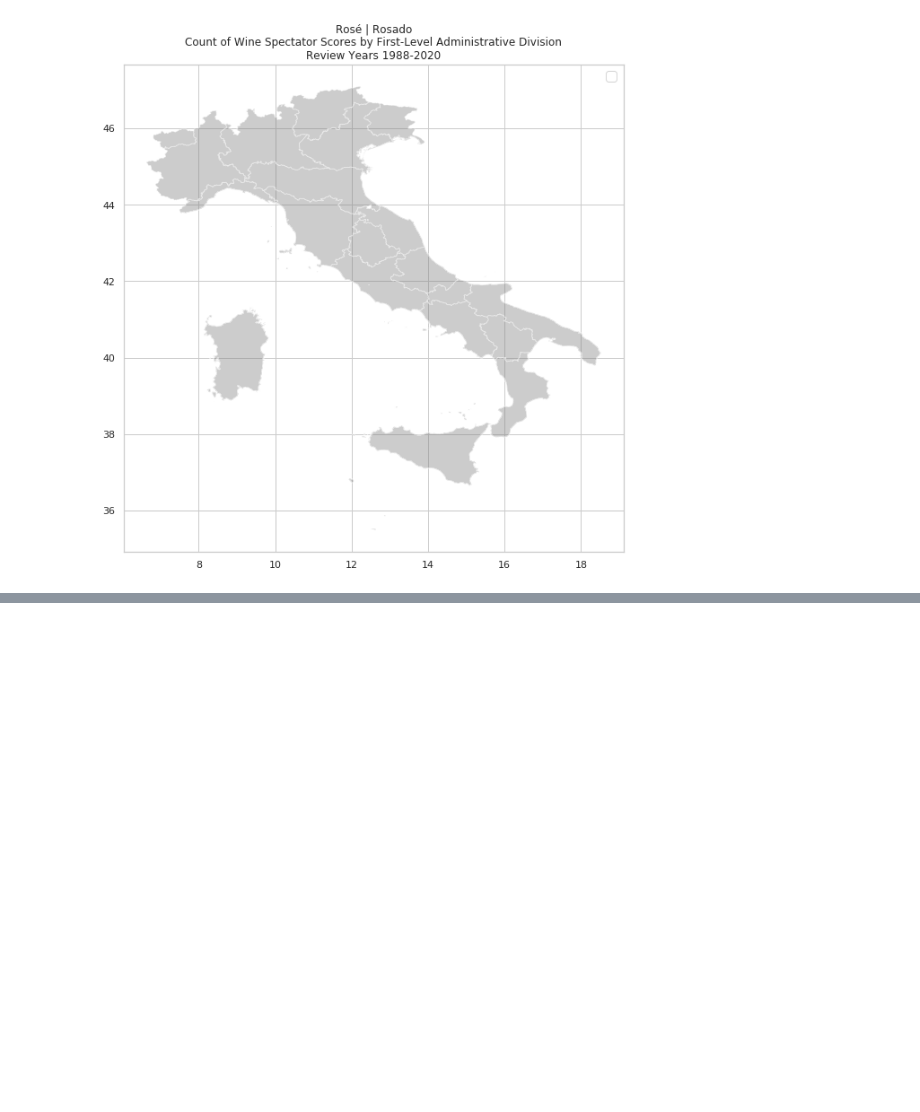
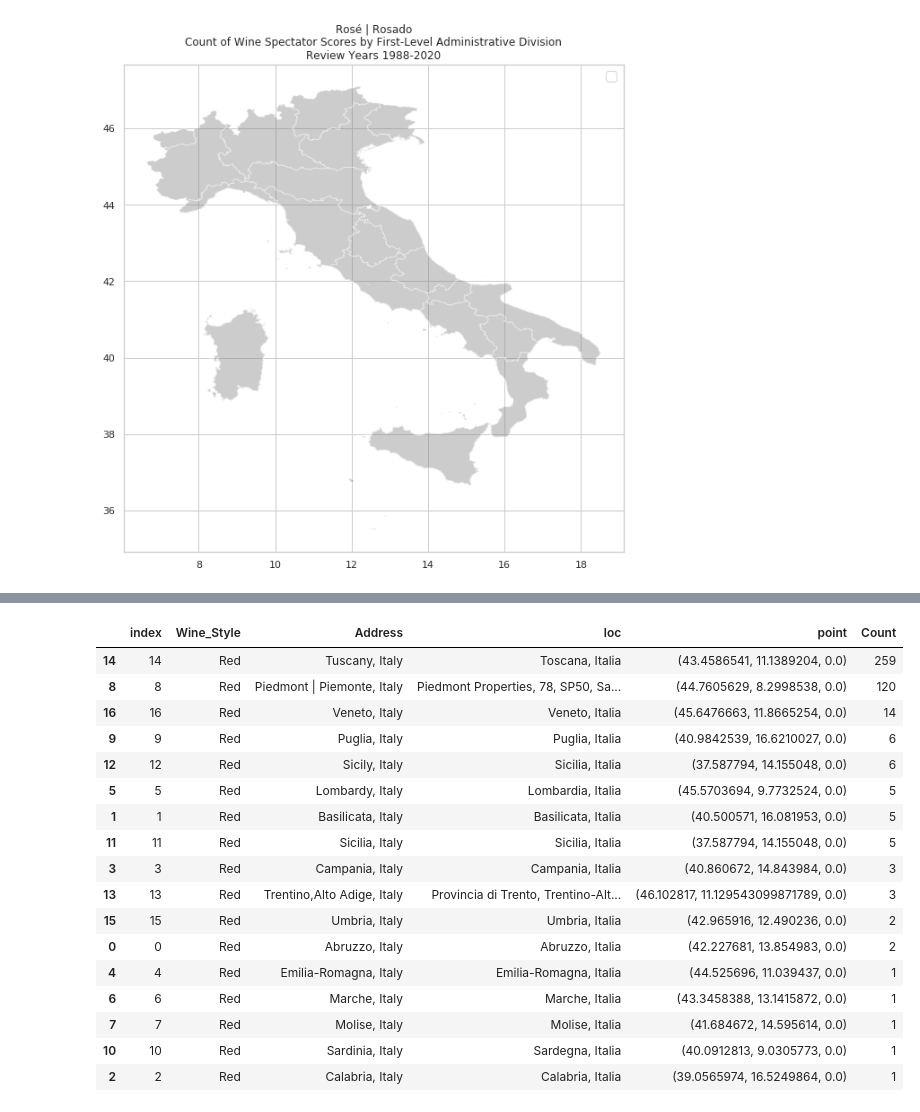
Before and after one commit to ewotawa/top_100_wines_2020, a Jupyter notebook: Top100Wine_Data_Exploration_GeoScore.ipynb, the cells around one changed output, grey strips where cells are left out. Saved outputs shown, nothing was run; the diff lists cells and outputs as text; code cells hidden in the pictures; blank space fills up the shorter version.

```diff
--- a/Top100Wine_Data_Exploration_GeoScore.ipynb
+++ b/Top100Wine_Data_Exploration_GeoScore.ipynb
@@ -360,3 +360,15 @@ No handles with labels found to put in legend.
 [figure]
 [figure]
 [figure]
+# %%
+def wine_table(wine_style, country):
+    df = df_Wine_01[
+        (df_Wine_01.Wine_Style == wine_style) &
+        (df_Wine_01.Address.str.contains(country) == True)
+    ]
+
+    df_pivot = pd.DataFrame({'Count' : df.groupby(['Wine_Style', 'Address', 'loc', 'point'])['Score'].count()}).reset_index()
+    df_pivot = df_pivot.reset_index()
+    df_pivot = df_pivot.sort_values(by = 'Count', ascending = False)
+    return df_pivot
+    # print(df_pivot)
@@ -362,0 +395,21 @@ No handles with labels found to put in legend.
+# %%
+wine_table('Red', 'Italy')
+# %% [output]
+|  | index | Wine_Style | Address | loc | point | Count |
+| 14 | 14 | Red | Tuscany, Italy | Toscana, Italia | (43.4586541, 11.1389204, 0.0) | 259 |
+| 8 | 8 | Red | Piedmont | Piemonte, Italy | Piedmont Properties, 78, SP50, Sa... | (44.7605629, 8.2998538, 0.0) | 120 |
+| 16 | 16 | Red | Veneto, Italy | Veneto, Italia | (45.6476663, 11.8665254, 0.0) | 14 |
+| 9 | 9 | Red | Puglia, Italy | Puglia, Italia | (40.9842539, 16.6210027, 0.0) | 6 |
+| 12 | 12 | Red | Sicily, Italy | Sicilia, Italia | (37.587794, 14.155048, 0.0) | 6 |
+| 5 | 5 | Red | Lombardy, Italy | Lombardia, Italia | (45.5703694, 9.7732524, 0.0) | 5 |
+| 1 | 1 | Red | Basilicata, Italy | Basilicata, Italia | (40.500571, 16.081953, 0.0) | 5 |
+| 11 | 11 | Red | Sicilia, Italy | Sicilia, Italia | (37.587794, 14.155048, 0.0) | 5 |
+| 3 | 3 | Red | Campania, Italy | Campania, Italia | (40.860672, 14.843984, 0.0) | 3 |
+| 13 | 13 | Red | Trentino,Alto Adige, Italy | Provincia di Trento, Trentino-Alt... | (46.102817, 11.129543099871789, 0.0) | 3 |
+| 15 | 15 | Red | Umbria, Italy | Umbria, Italia | (42.965916, 12.490236, 0.0) | 2 |
+| 0 | 0 | Red | Abruzzo, Italy | Abruzzo, Italia | (42.227681, 13.854983, 0.0) | 2 |
+| 4 | 4 | Red | Emilia-Romagna, Italy | Emilia-Romagna, Italia | (44.525696, 11.039437, 0.0) | 1 |
+| 6 | 6 | Red | Marche, Italy | Marche, Italia | (43.3458388, 13.1415872, 0.0) | 1 |
+| 7 | 7 | Red | Molise, Italy | Molise, Italia | (41.684672, 14.595614, 0.0) | 1 |
+| 10 | 10 | Red | Sardinia, Italy | Sardegna, Italia | (40.0912813, 9.0305773, 0.0) | 1 |
+| 2 | 2 | Red | Calabria, Italy | Calabria, Italia | (39.0565974, 16.5249864, 0.0) | 1 |
```
Also changed, not shown: parts of 9 cells of this notebook, 7 other files.
